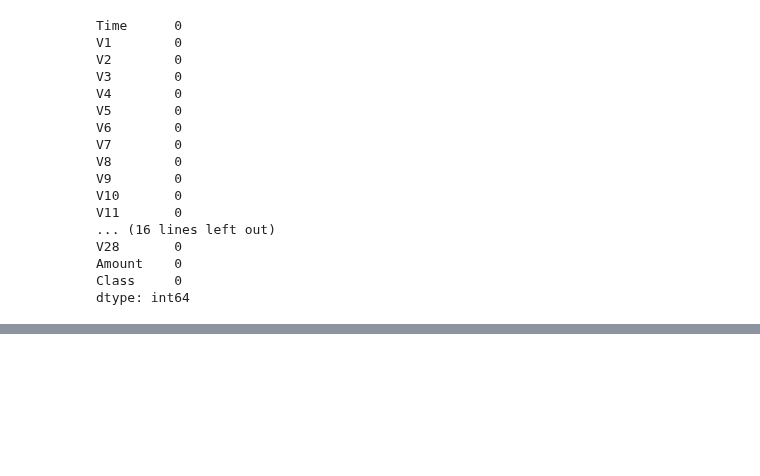
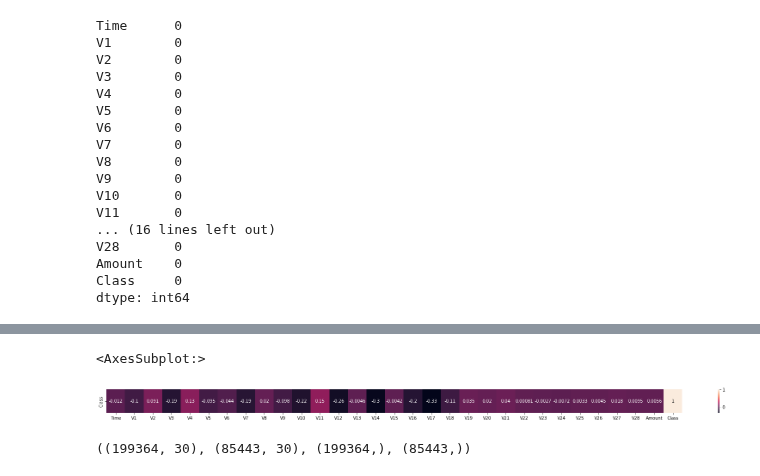
Before and after one commit to Shauryavashisth/Logistic-Practice, a Jupyter notebook: Bank Fraud Logistic.ipynb, the cells around one changed output, grey strips where cells are left out. Cells and saved outputs as stored; diff of their text form; code cells hidden in the pictures; blank space fills up the shorter version.

```diff
--- a/Bank Fraud Logistic.ipynb
+++ b/Bank Fraud Logistic.ipynb
@@ -377,8 +88,0 @@ data.boxplot('V25')
-# %%
-min=data['V26'].quantile(0.05)
-max=data['V26'].quantile(0.95)
-new=np.where(data['V26']<min,min,data['V26'])
-data.V26=new
-new=np.where(data['V26']>max,max,data['V26'])
-data.V26=new
-data.boxplot('V26')
@@ -388,8 +88,0 @@ data.boxplot('V26')
-# %%
-min=data['V27'].quantile(0.10)
-max=data['V27'].quantile(0.90)
-new=np.where(data['V27']<min,min,data['V27'])
-data.V27=new
-new=np.where(data['V27']>max,max,data['V27'])
-data.V27=new
-data.boxplot('V27')
@@ -399,8 +88,0 @@ data.boxplot('V27')
-# %%
-min=data['V28'].quantile(0.10)
-max=data['V28'].quantile(0.95)
-new=np.where(data['V28']<min,min,data['V28'])
-data.V28=new
-new=np.where(data['V28']>max,max,data['V28'])
-data.V28=new
-data.boxplot('V28')
@@ -410,8 +88,0 @@ data.boxplot('V28')
-# %%
-min=data['Amount'].quantile(0.05)
-max=data['Amount'].quantile(0.85)
-new=np.where(data['Amount']<min,min,data['Amount'])
-data.Amount=new
-new=np.where(data['Amount']>max,max,data['Amount'])
-data.Amount=new
-data.boxplot('Amount')
@@ -469,0 +93,6 @@ corr
+# %%
+plt.figure(figsize=(30,1))
+sns.heatmap(data.corr().tail(1),annot=True)
+# %% [output]
+<AxesSubplot:>
+[figure, added]
@@ -470 +106,5 @@ corr
+# %%
+x_train.shape, x_test.shape, y_train.shape, y_test.shape
+# %% [output]
+((199364, 30), (85443, 30), (199364,), (85443,))
 # %%
```
Also changed, not shown: parts of 64 cells of this notebook.
